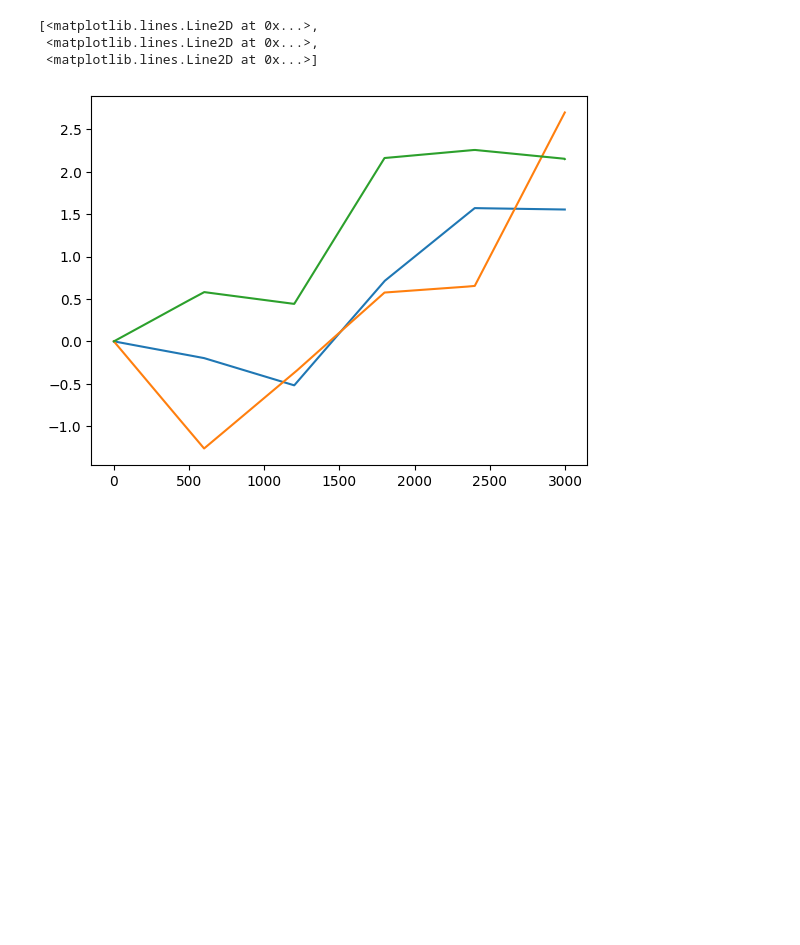
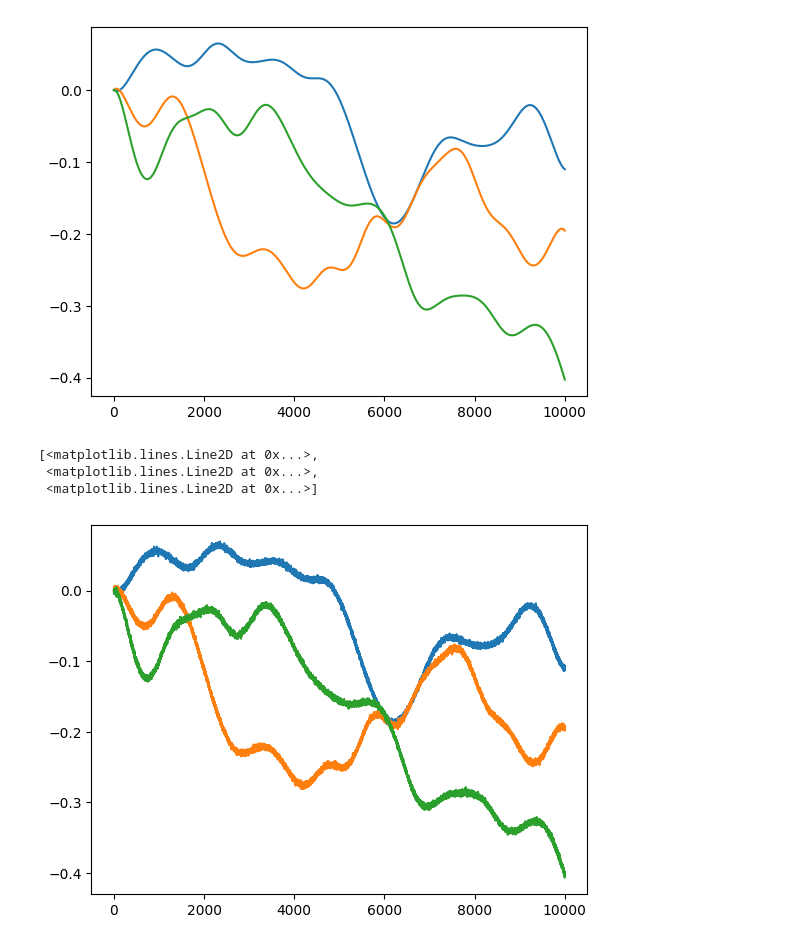
Before and after one commit to TimMagoun/usque, a Jupyter notebook: USQUE_python/data_explore.ipynb, the cells around one changed output. Drawn from its saved outputs; the diff is of its cells as text; code cells hidden in the pictures; blank space fills up the shorter version.

```diff
--- a/USQUE_python/data_explore.ipynb
+++ b/USQUE_python/data_explore.ipynb
@@ -15,8 +84,11 @@ plt.plot(data["gt_bias"][:, :, 0])
 # %%
-plt.plot(data["gt_omega"][:, :, 0])
+plt.plot(gt_omega[:, :, 0])
+plt.show()
+plt.plot(noisy_omega[:, :, 0])
 # %% [output]
+[figure, new version]
 [<matplotlib.lines.Line2D at 0x...>,
  <matplotlib.lines.Line2D at 0x...>,
  <matplotlib.lines.Line2D at 0x...>]
-[figure, old version]
+[figure, added]
 # %%
```
Also changed, not shown: parts of 10 cells of this notebook, 4 other files.
